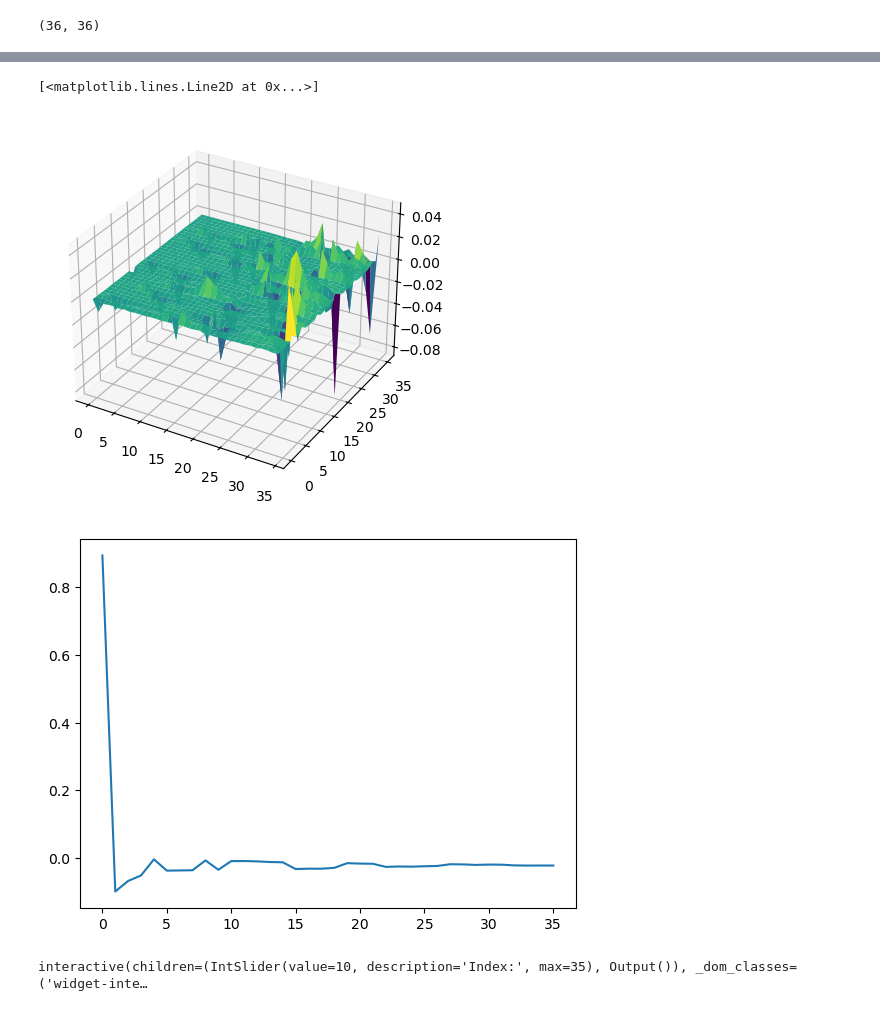
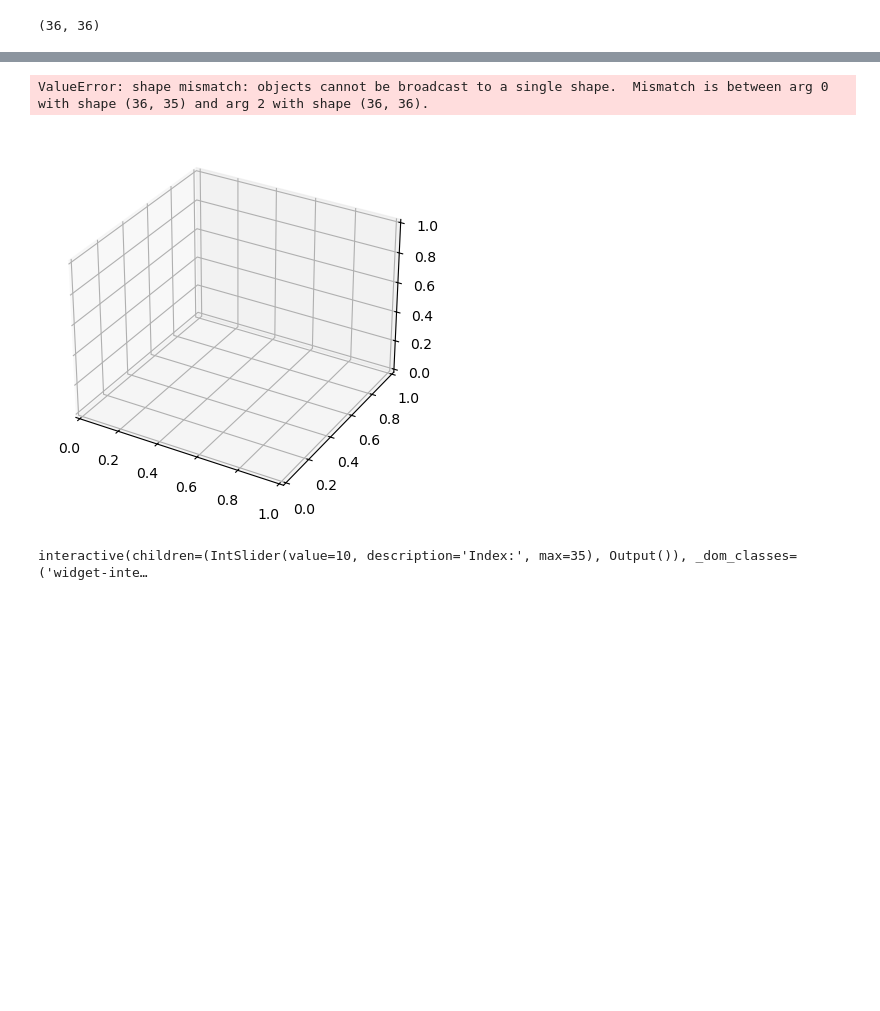
Before and after one commit to 1ieng2en/3d_beamforming, a Jupyter notebook: 3dbf.ipynb, the cells around one changed output, grey strips where cells are left out. Cells and saved outputs as stored; diff of their text form; code cells hidden in the pictures; blank space fills up the shorter version.

```diff
--- a/3dbf.ipynb
+++ b/3dbf.ipynb
@@ -21,9 +20,10 @@ Available subfolders:
 # %%
 from SoundFieldAnalysis import SoundFieldAnalysis
 
+freq = 4000
 # initialize the variables
-BF_analysis = SoundFieldAnalysis(pcd_mic,recording,filtered_pcd, freq=4000)
-BF_analysis.calculate_3D_DAS()
+BF_analysis = SoundFieldAnalysis(pcd_mic,recording,filtered_pcd, freq=freq)
+BF_analysis.calculate()
 # %% [output]
 array([5.57410487e-03+0.j, 5.35930221e-03+0.j, 5.30976874e-03+0.j, ...,
        6.13117871e-05+0.j, 6.79369159e-05+0.j, 7.83756556e-05+0.j])
@@ -42,23 +58,22 @@ eigenVal, eigenVec = np.linalg.eig(S)
 # %%
 from mpl_toolkits.mplot3d import Axes3D
 import matplotlib.pyplot as plt
 import numpy as np
 
 fig = plt.figure()
 ax = fig.add_subplot(111, projection='3d')
 
 x = np.linspace(0, 34, 35)
 y = np.linspace(0, 35, 36)
 x, y = np.meshgrid(x, y)
 
-ax.plot_surface(x, y, E_n, cmap='viridis')
+ax.plot_surface(x, y, S, cmap='viridis')
 
 plt.figure()
 plt.plot(eigenVal)
 # %% [output]
-[<matplotlib.lines.Line2D at 0x...>]
+ValueError: shape mismatch: objects cannot be broadcast to a single shape.  Mismatch is between arg 0 with shape (36, 35) and arg 2 with shape (36, 36).
-[figure, old version]
+[figure, new version]
-[figure, removed]
 # %%
 import ipywidgets as widgets
 
```
Also changed, not shown: parts of 4 cells of this notebook, 2 other files.
